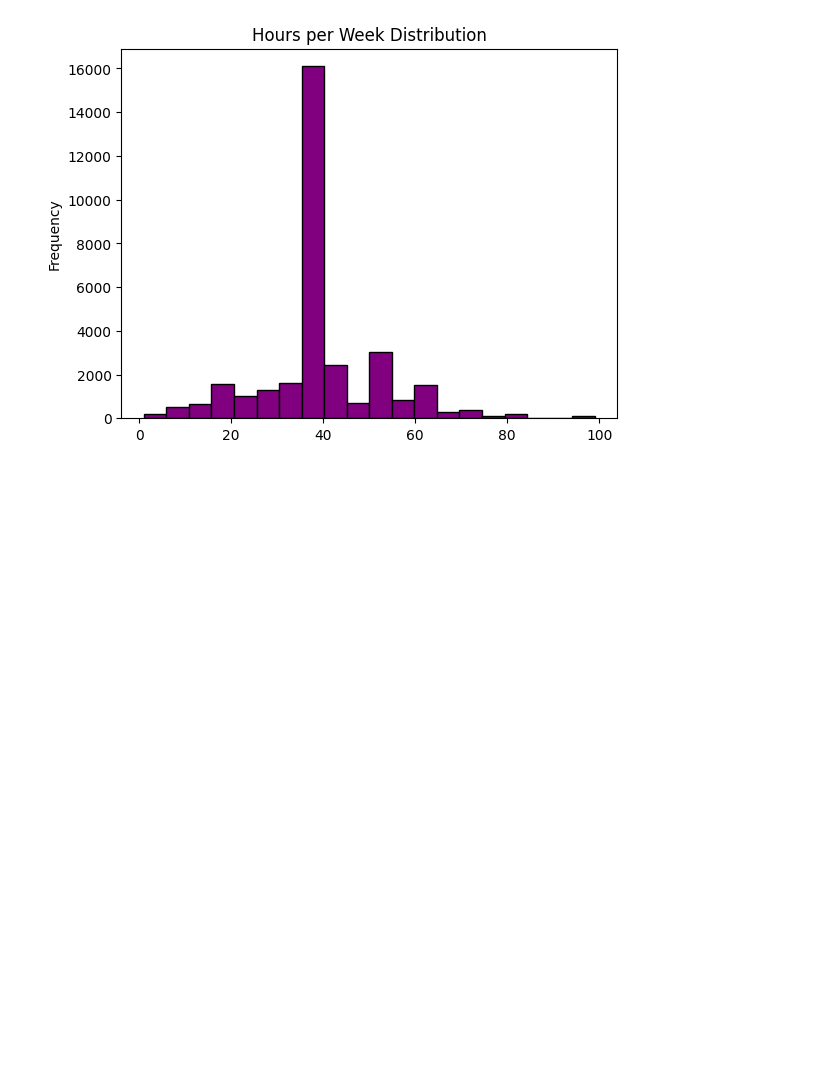
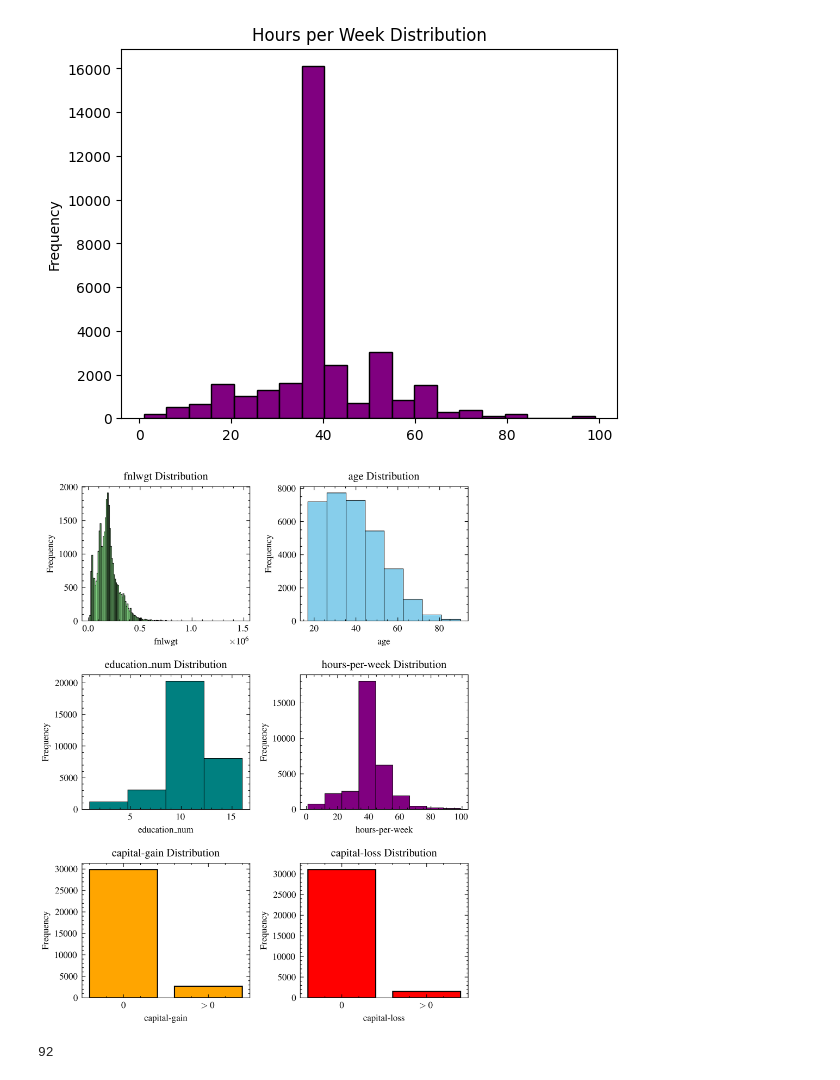
Before and after one commit to pavonism/zmum-xai, a Jupyter notebook: scripts/SP_EDA.ipynb, the cells around one changed output. Saved outputs shown, nothing was run; the diff lists cells and outputs as text; code cells hidden in the pictures; blank space fills up the shorter version.

```diff
--- a/scripts/SP_EDA.ipynb
+++ b/scripts/SP_EDA.ipynb
@@ -87,3 +106,47 @@ X['hours-per-week'].plot(kind='hist', bins=20, title='Hours per Week Distributio
 # %% [output]
 <Axes: title={'center': 'Hours per Week Distribution'}, ylabel='Frequency'>
 [figure]
+# %%
+from math import sqrt
+import numpy as np
+
+
+fig, axes = plt.subplots(3, 2, figsize=(6, 8))
+plt.subplots_adjust(hspace=0.4, wspace=0.3)
+axes = axes.flatten()
+
+columns = [
+    ('fnlwgt', 'lightgreen', 'hist'),
+    ('age', 'skyblue', 'hist'),
+    ('education_num', 'teal', 'hist'),
+    ('hours-per-week', 'purple', 'hist'),
+    ('capital-gain', 'orange', 'bar'),
+    ('capital-loss', 'red', 'bar')
+]
+
+for index, (col, color, type) in enumerate(columns):
+    ax = axes[index]
+
+    if type == 'bar':
+        equal_zero = X[X[col] == 0][col].count()
+        greater_zero = X[X[col] > 0][col].count()
+
+        ax.bar(['$0$', '$>0$'], [equal_zero, greater_zero], color=color, edgecolor='black')
+    else:
+        unique_values = len(X[col].dropna().unique())
+        n_bins = int(sqrt(unique_values))
+        X[col].plot(kind='hist', bins=n_bins,
+                color=color, ax=ax, edgecolor='black', linewidth=0.5)
+
+    ax.set_title(f'{col} Distribution')
+    ax.set_xlabel(col)
+    ax.set_ylabel('Frequency')
+
+plt.savefig('../plots/important-vars-distributions.pdf', dpi=300)
+# %% [output]
+[figure, added]
+# %%
+unique_values = len(X['capital-loss'].dropna().unique())
+unique_values
+# %% [output]
+92
```
Also changed, not shown: parts of 4 cells of this notebook, 3 other files.
